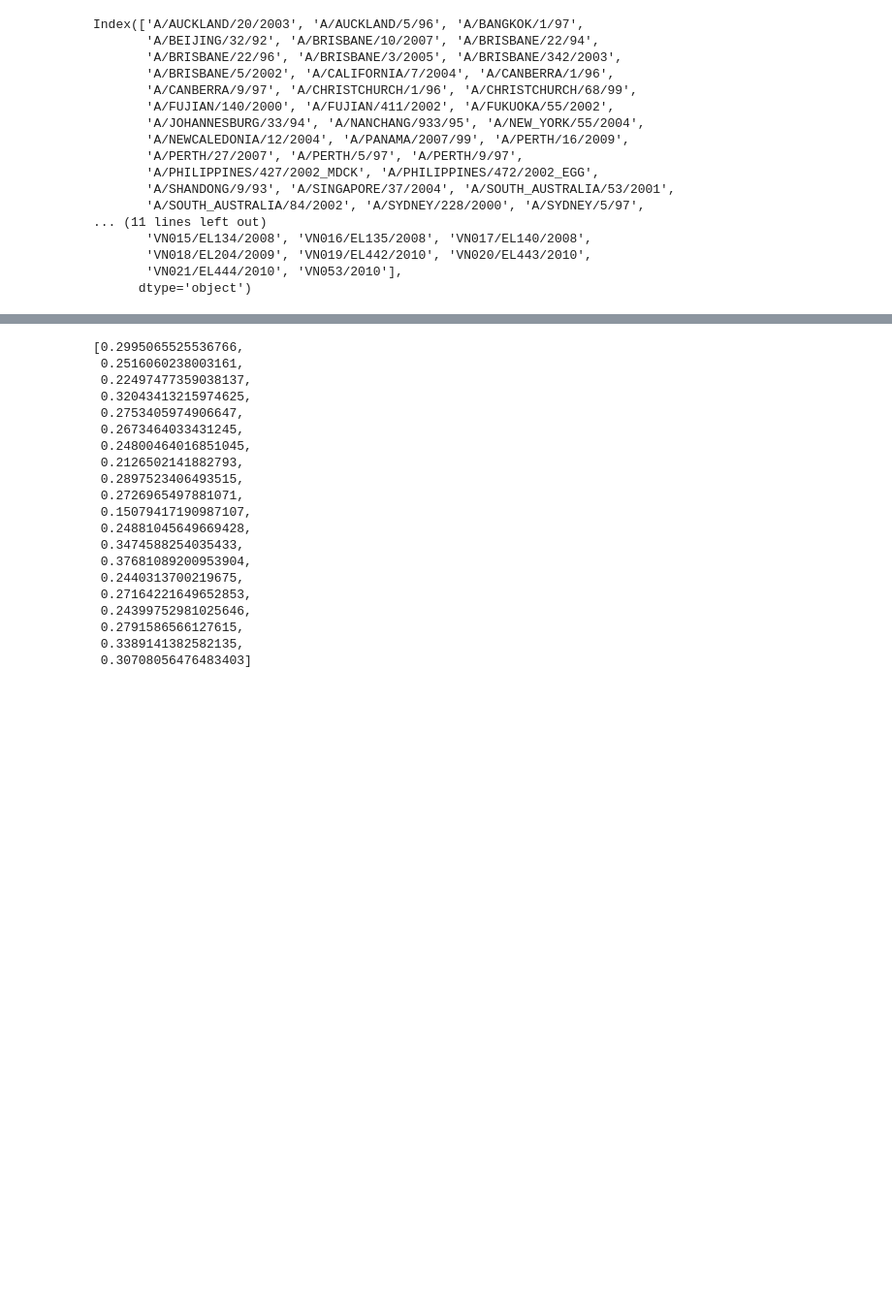
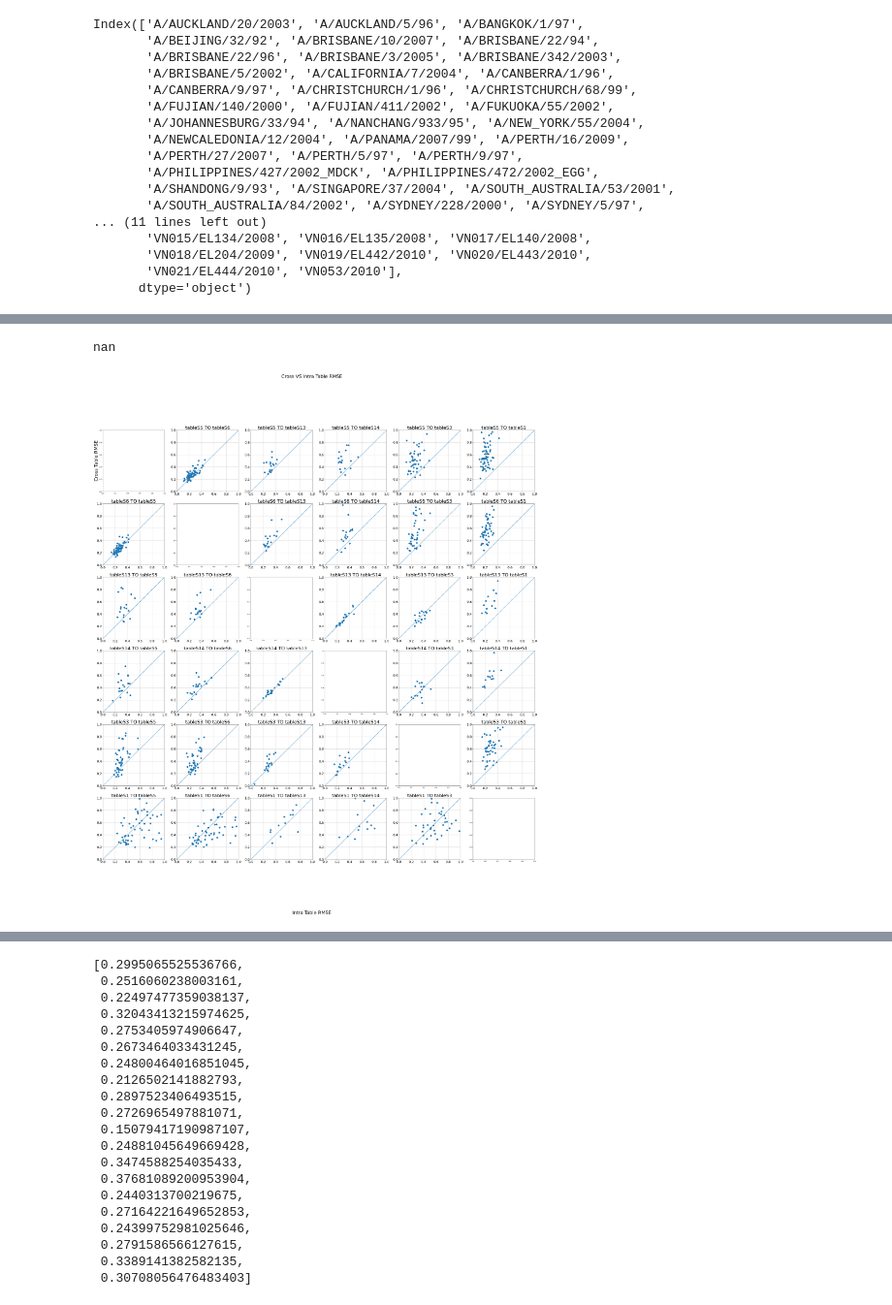
Before and after one commit to nick33333/einav_lab_work, a Jupyter notebook: Nicks_stuff/main_func_nb.ipynb, the cells around one changed output, grey strips where cells are left out. Shown at 97% size. Saved outputs shown, nothing was run; the diff lists cells and outputs as text; code cells hidden in the pictures; blank space fills up the shorter version.

Commit message:
Got graph for supp 1 working. Make sure to drop target viruses if training data only has np.nan data on it.

```diff
--- a/Nicks_stuff/main_func_nb.ipynb
+++ b/Nicks_stuff/main_func_nb.ipynb
@@ -701,0 +748,59 @@ OSError: could not get source code
+# %%
+comparison_dict
+intra_RMSE_dict = dict()
+cross_RMSE_dict = dict()
+for idx, source_table in enumerate(table_list):
+    source_table_name = table_names[idx]
+    for jdx, target_table in enumerate(table_list):
+        if idx != jdx: # Ensure that target table is not the same as source table
+            # Dict names
+            target_table_name = table_names[jdx]
+            comparison_name = f"{source_table_name} TO {target_table_name}"
+
+            intra_RMSE_data = []
+            cross_RMSE_data = []
+            for target in list(comparison_dict[comparison_name].keys()):
+                tree_data = comparison_dict[comparison_name][target][f'tree_0_{target}'] # Assuming that only one source table was used in training tree
+                intra_RMSE_data.append(tree_data[1])
+                cross_RMSE_data.append(tree_data[2])
+            intra_RMSE_dict[comparison_name] = intra_RMSE_data
+            cross_RMSE_dict[comparison_name] = cross_RMSE_data
+# %%
+1-np.nan
+# %% [output]
+nan
+# %%
+'''
+Questions:
+- When finding the cross RMSE:
+    - Dataset is the whole target dataset, selected on 5 randomly selected feasible viruses
+    - If the target virus has all NANs, my cross RMSE is NAN because of RMSE formula.
+        - Should I only choose target viruses that have non-NAN values?
+'''
+
+nrows, ncols = len(table_names), len(table_names)
+fig, axs = plt.subplots(nrows=nrows, ncols=ncols, figsize=(50, 50))
+
+for idx, source_table in enumerate(table_list):
+    source_table_name = table_names[idx]
+    for jdx, target_table in enumerate(table_list):
+        if idx != jdx: # Ensure that target table is not the same as source table
+            # Dict names
+            target_table_name = table_names[jdx]
+            comparison_name = f"{source_table_name} TO {target_table_name}"
+
+            x = intra_RMSE_dict[comparison_name]
+            y = cross_RMSE_dict[comparison_name]
+
+            axs[idx, jdx].scatter(x,y, s=100)
+            axs[idx, jdx].set_title(comparison_name, fontsize = 30)
+            axs[0,0].set_ylabel("Cross Table RMSE", fontsize = 30)
+            axs[idx, jdx].tick_params(axis='both', which='major', labelsize=20)
+            axs[idx, jdx].grid()
+            axs[idx, jdx].plot([0, 1], [0, 1], transform=axs[idx, jdx].transAxes)
+            axs[idx, jdx].set_xlim([0, 1])
+            axs[idx, jdx].set_ylim([0, 1])
+        fig.suptitle("Cross VS Intra Table RMSE", fontsize=30)
+        fig.supxlabel('Intra Table RMSE', fontsize=30)
+# %% [output]
+[figure, added]
```
Also changed, not shown: parts of 17 cells of this notebook.
